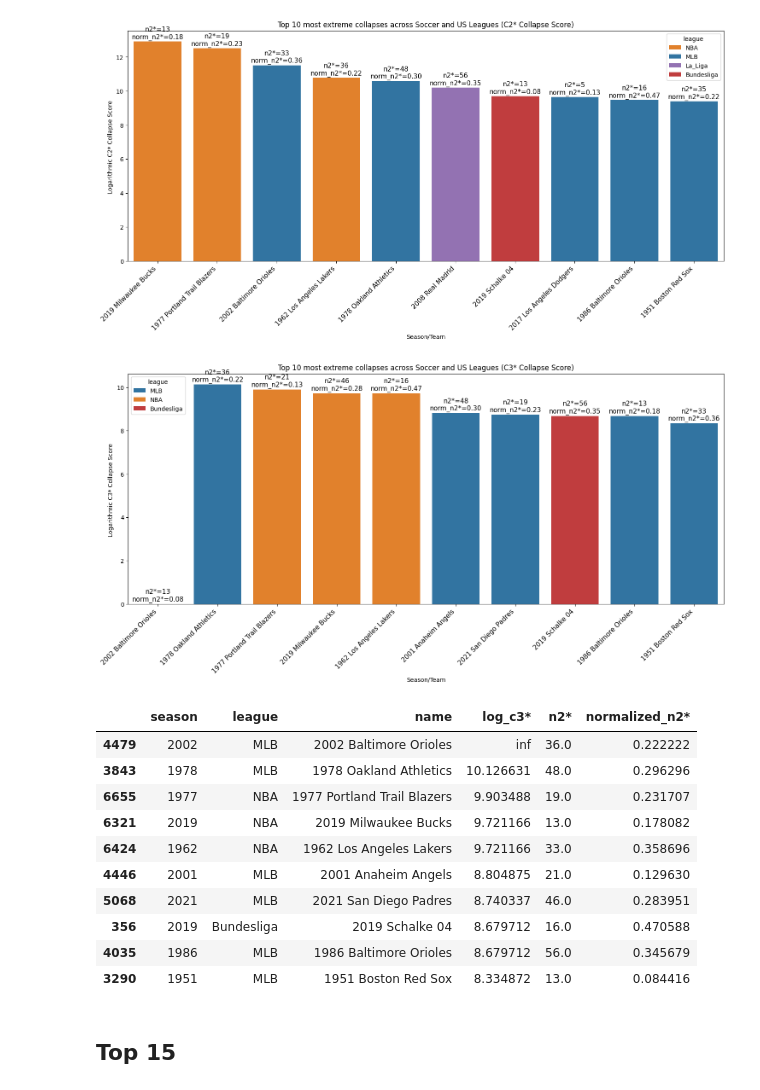
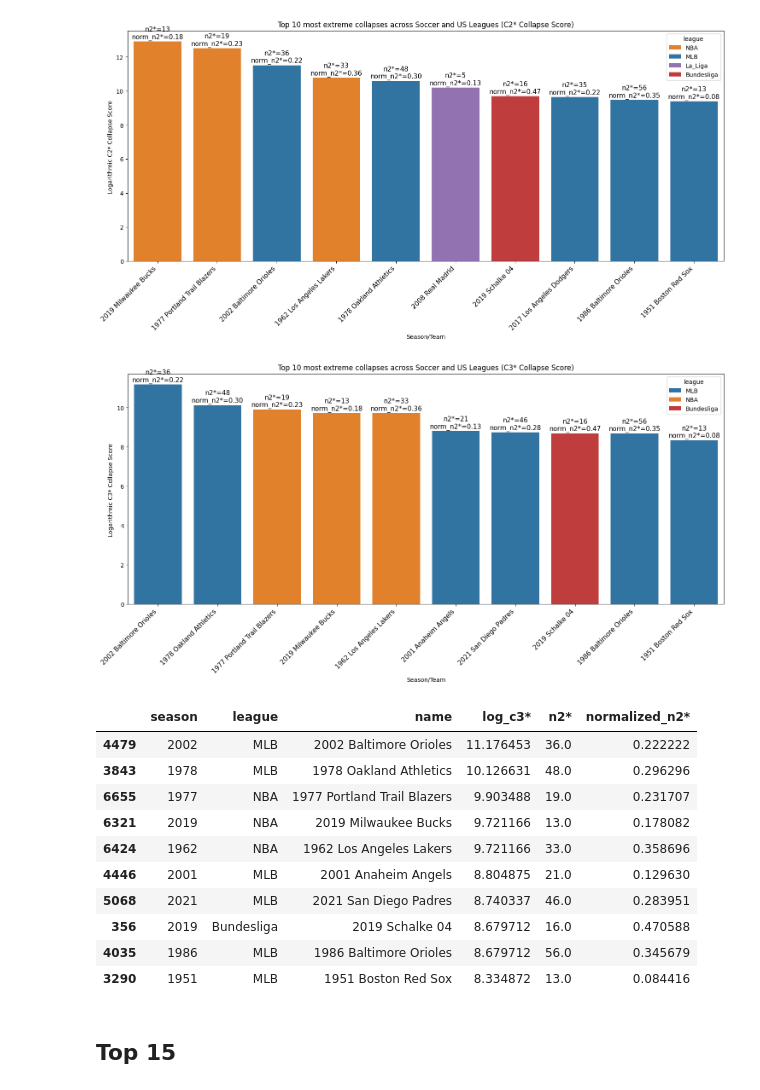
Before and after one commit to RyanRegalado/Win-Loss-Sequences-Sp2026, a Jupyter notebook: output/generalized_cscores_figures.ipynb, the cells around one changed output. Drawn from its saved outputs; the diff is of its cells as text; code cells hidden in the pictures.

```diff
--- a/output/generalized_cscores_figures.ipynb
+++ b/output/generalized_cscores_figures.ipynb
@@ -73,6 +73,11 @@ plt.show()
 plt.close()
 # %% [output]
 [figure]
+# %%
+idx = us[us['name'] == '2002 Baltimore Orioles'].index[0]
+us.at[idx, 'c3*'] = 71428.5714
+us.at[idx, 'log_c3*'] = np.log(71428.5714)
+us.at[idx, 'n3*'] = 36
 # %%
 top10_us_c2 = us.nlargest(10, 'log_c3*')
 
@@ -533,7 +538,8 @@ plt.title('Top 10 most extreme collapses across Soccer and US Leagues (C1* Colla
 plt.xlabel('Season/Team')
 plt.ylabel('Logarithmic C1* Collapse Score ')
 plt.xticks(rotation=45, fontsize=11, ha='right')
-for bar, (_, row) in zip(ax.patches, top10_combined_c1_star.iterrows()):
+patches_sorted = sorted([p for p in ax.patches if p.get_height() > 0], key=lambda p: p.get_x())
+for bar, (_, row) in zip(patches_sorted, top10_combined_c1_star.iterrows()):
     height = bar.get_height()
     x = bar.get_x() + bar.get_width() / 2
 
@@ -572,7 +578,8 @@ plt.title('Top 10 most extreme collapses across Soccer and US Leagues (C2* Colla
 plt.xlabel('Season/Team')
 plt.ylabel('Logarithmic C2* Collapse Score ')
 plt.xticks(rotation=45, fontsize=11, ha='right')
-for bar, (_, row) in zip(ax.patches, top10_combined_c2_star.iterrows()):
+patches_sorted = sorted([p for p in ax.patches if p.get_height() > 0], key=lambda p: p.get_x())
+for bar, (_, row) in zip(patches_sorted, top10_combined_c2_star.iterrows()):
     height = bar.get_height()
     x = bar.get_x() + bar.get_width() / 2
 
@@ -587,36 +594,42 @@ for bar, (_, row) in zip(ax.patches, top10_combined_c2_star.iterrows()):
 plt.show()
 # %% [output]
 [figure]
+# %%
+idx = combined[combined['name'] == '2002 Baltimore Orioles'].index[0]
+combined.at[idx, 'c3*'] = 71428.5714
+combined.at[idx, 'log_c3*'] = np.log(71428.5714)
+combined.at[idx, 'n3*'] = 36
 # %%
 top10_combined_c3_star = combined.nlargest(10, "log_c3*")[["season", "league", "name", "log_c3*", "n2*", "normalized_n2*"]]
 
 plt.figure(figsize=(18,7))
 
 ax = sns.barplot(x=top10_combined_c3_star['name'], y = top10_combined_c3_star['log_c3*'], palette = combined_palette, hue = top10_combined_c3_star['league'])
 plt.title('Top 10 most extreme collapses across Soccer and US Leagues (C3* Collapse Score)')
 plt.xlabel('Season/Team')
 plt.ylabel('Logarithmic C3* Collapse Score ')
 plt.xticks(rotation=45, fontsize=11, ha='right')
-for bar, (_, row) in zip(ax.patches, top10_combined_c3_star.iterrows()):
+patches_sorted = sorted([p for p in ax.patches if p.get_height() > 0], key=lambda p: p.get_x())
+for bar, (_, row) in zip(patches_sorted, top10_combined_c3_star.iterrows()):
     height = bar.get_height()
     x = bar.get_x() + bar.get_width() / 2
 
     ax.text(
         x,
         height + 0.05,
         f"n2*={int(row['n2*'])}\nnorm_n2*={row['normalized_n2*']:.2f}",
         ha='center',
         va='bottom',
         fontsize=11
     )
 plt.show()
 # %% [output]
-[figure, old version]
+[figure, new version]
 # %%
 top10_combined_c3_star
 # %% [output]
 |  | season | league | name | log_c3* | n2* | normalized_n2* |
-| 4479 | 2002 | MLB | 2002 Baltimore Orioles | inf | 36.0 | 0.222222 |
+| 4479 | 2002 | MLB | 2002 Baltimore Orioles | 11.176453 | 36.0 | 0.222222 |
 | 3843 | 1978 | MLB | 1978 Oakland Athletics | 10.126631 | 48.0 | 0.296296 |
 | 6655 | 1977 | NBA | 1977 Portland Trail Blazers | 9.903488 | 19.0 | 0.231707 |
 | 6321 | 2019 | NBA | 2019 Milwaukee Bucks | 9.721166 | 13.0 | 0.178082 |
```
Also changed, not shown: parts of 6 cells of this notebook, 1 other file.
